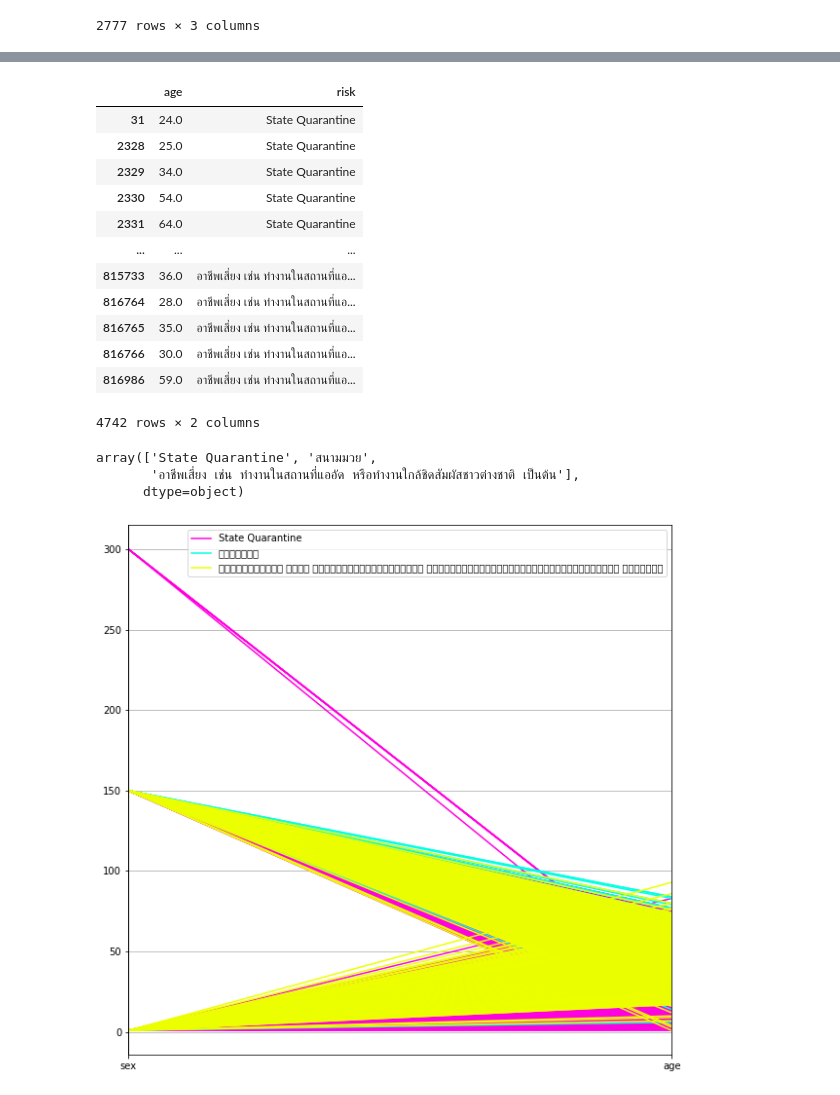
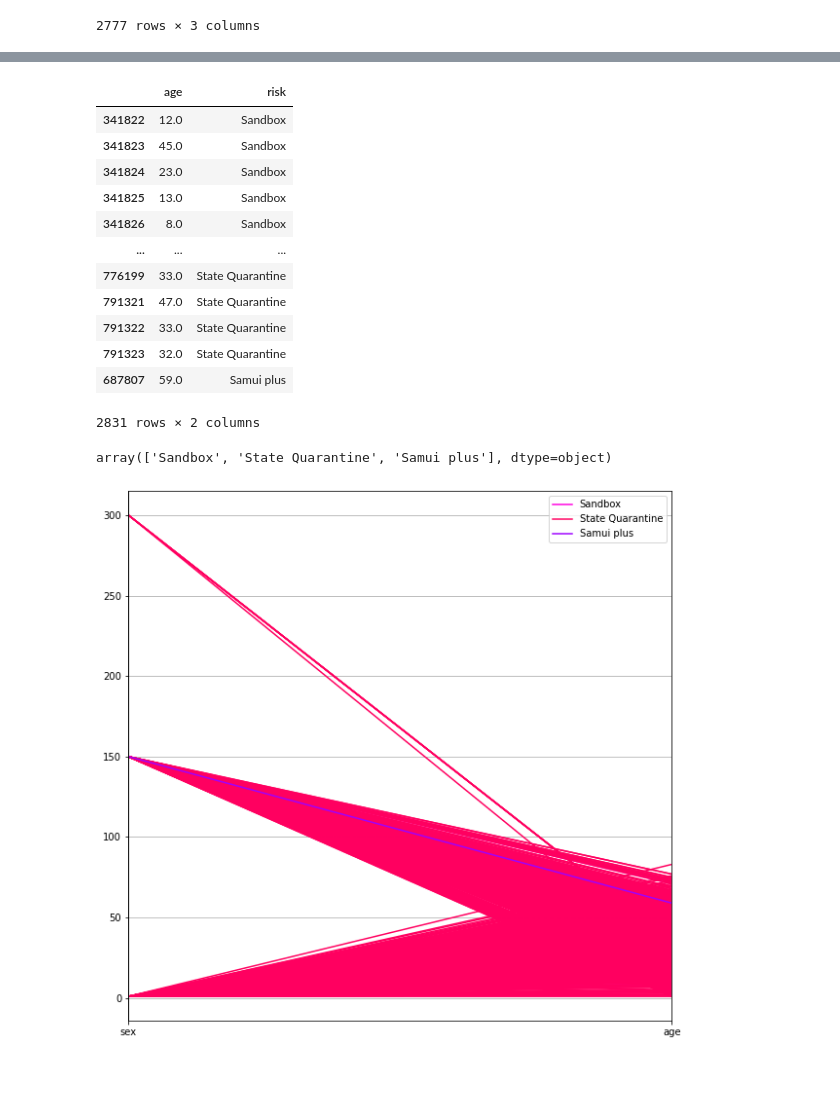
Before and after one commit to 623020514-5/Python-Data-Viz.-, a Jupyter notebook: DataViz01_Table_Data.ipynb, the cells around one changed output, grey strips where cells are left out. Cells and saved outputs as stored; diff of their text form; code cells hidden in the pictures.

```diff
--- a/DataViz01_Table_Data.ipynb
+++ b/DataViz01_Table_Data.ipynb
@@ -262,0 +283,3 @@ dtype: bool
+# %%
+risk_1 = data[data['risk']=='Sandbox'] #เลือก Sandbox
+risk_1
@@ -263,6 +304,6 @@ dtype: bool
 # %%
-risk_1 = data[data['risk']=='State Quarantine'] #เลือก State Quarantine
-risk_1
+risk_2 = data[data['risk']=='State Quarantine'] #เลือก State Quarantine
+risk_2
 # %% [output]
 |  | sex | age | risk |
 | 31 | ชาย | 24.0 | State Quarantine |
@@ -277,6 +318,3 @@ risk_1
 | 791322 | ชาย | 33.0 | State Quarantine |
 | 791323 | หญิง | 32.0 | State Quarantine |
 2777 rows × 3 columns
-# %%
-risk_2 = data[data['risk']=='สนามมวย'] #เลือก สนามมวย
-risk_2
@@ -313,0 +321,3 @@ risk_3
+# %%
+risk_3 = data[data['risk']=='Samui plus'] #เลือกเอาเฉพาะ Samui plus
+risk_3
@@ -384,27 +397,25 @@ data_risk2 = data_N[['age','risk']] #เลือกเอาเฉพาะข
 data_risk2
 # %% [output]
 |  | age | risk |
-| 31 | 24.0 | State Quarantine |
-| 2328 | 25.0 | State Quarantine |
-| 2329 | 34.0 | State Quarantine |
-| 2330 | 54.0 | State Quarantine |
-| 2331 | 64.0 | State Quarantine |
+| 341822 | 12.0 | Sandbox |
+| 341823 | 45.0 | Sandbox |
+| 341824 | 23.0 | Sandbox |
+| 341825 | 13.0 | Sandbox |
+| 341826 | 8.0 | Sandbox |
 | ... | ... | ... |
-| 815733 | 36.0 | อาชีพเสี่ยง เช่น ทำงานในสถานที่แอ... |
-| 816764 | 28.0 | อาชีพเสี่ยง เช่น ทำงานในสถานที่แอ... |
-| 816765 | 35.0 | อาชีพเสี่ยง เช่น ทำงานในสถานที่แอ... |
-| 816766 | 30.0 | อาชีพเสี่ยง เช่น ทำงานในสถานที่แอ... |
-| 816986 | 59.0 | อาชีพเสี่ยง เช่น ทำงานในสถานที่แอ... |
+| 776199 | 33.0 | State Quarantine |
+| 791321 | 47.0 | State Quarantine |
+| 791322 | 33.0 | State Quarantine |
+| 791323 | 32.0 | State Quarantine |
+| 687807 | 59.0 | Samui plus |
-4742 rows × 2 columns
+2831 rows × 2 columns
 # %%
 data_N['risk'].unique() #เลือกดูชื่อrisk
 # %% [output]
-array(['State Quarantine', 'สนามมวย',
-       'อาชีพเสี่ยง เช่น ทำงานในสถานที่แออัด หรือทำงานใกล้ชิดสัมผัสชาวต่างชาติ เป็นต้น'],
-      dtype=object)
+array(['Sandbox', 'State Quarantine', 'Samui plus'], dtype=object)
 # %%
-pd.plotting.parallel_coordinates(data_N,'risk',color=['#FF00E0', '#00FFE2', '#ECFF00']); #plot กราฟ
-plt.legend()
+pd.plotting.parallel_coordinates(data_N,'risk',color=['#FF00E0', '#FF0060', '#9F00FF']); #plot กราฟ
+plt.legend() #legend() คือ คำสั่งที่ใช้แสดงสัญลักษณ์ว่าเส้นไหนบอกค่าอะไร
 plt.show()
 # %% [output]
-[figure, old version]
+[figure, new version]
```
Also changed, not shown: parts of 17 cells of this notebook.
